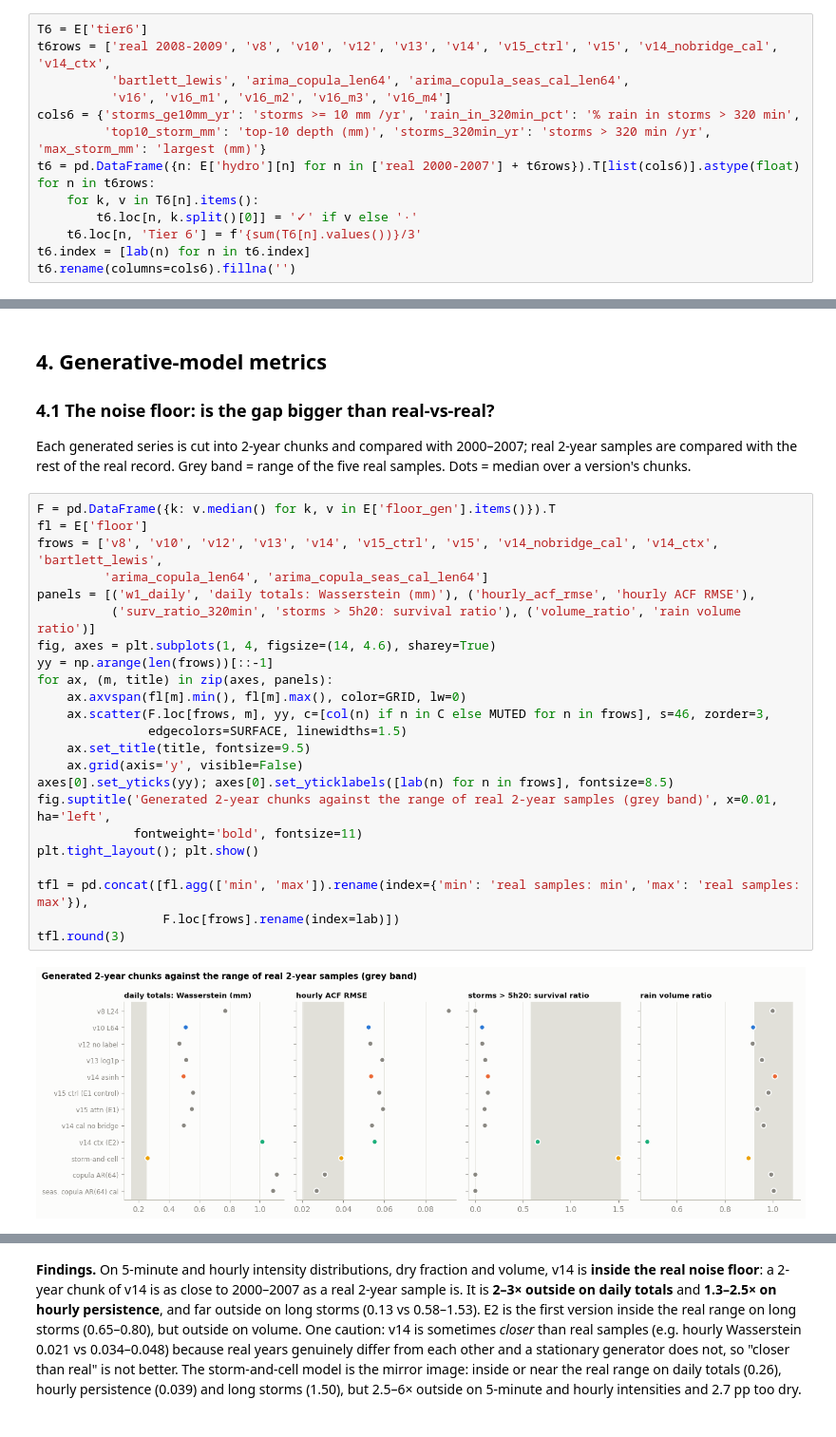
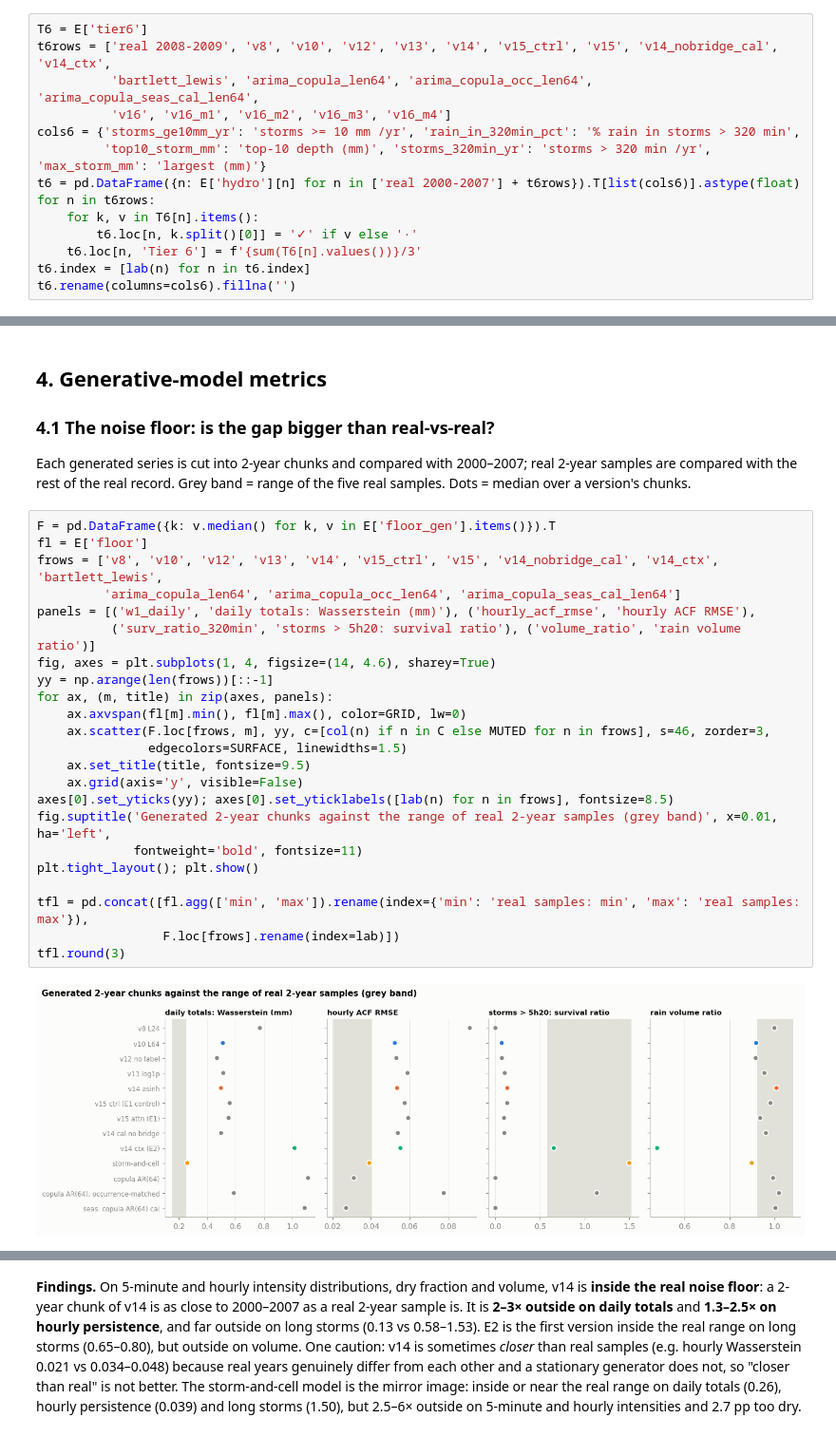
Before and after one commit to tanyarw/ImagenFew, a Jupyter notebook: notebooks/research_evaluation.ipynb, the cells around one changed output, grey strips where cells are left out. Shown at 95% size. Saved outputs shown, nothing was run; the diff lists cells and outputs as text.

```diff
--- a/notebooks/research_evaluation.ipynb
+++ b/notebooks/research_evaluation.ipynb
@@ -231,7 +236,7 @@ reference years (0.70–1.45). Scored apart from the 18 checks above, which keep
 # %%
 T6 = E['tier6']
 t6rows = ['real 2008-2009', 'v8', 'v10', 'v12', 'v13', 'v14', 'v15_ctrl', 'v15', 'v14_nobridge_cal', 'v14_ctx',
-          'bartlett_lewis', 'arima_copula_len64', 'arima_copula_seas_cal_len64',
+          'bartlett_lewis', 'arima_copula_len64', 'arima_copula_occ_len64', 'arima_copula_seas_cal_len64',
           'v16', 'v16_m1', 'v16_m2', 'v16_m3', 'v16_m4']
 cols6 = {'storms_ge10mm_yr': 'storms >= 10 mm /yr', 'rain_in_320min_pct': '% rain in storms > 320 min',
          'top10_storm_mm': 'top-10 depth (mm)', 'storms_320min_yr': 'storms > 320 min /yr', 'max_storm_mm': 'largest (mm)'}
@@ -670,28 +702,28 @@ median over a version's chunks.
 # %%
 F = pd.DataFrame({k: v.median() for k, v in E['floor_gen'].items()}).T
 fl = E['floor']
 frows = ['v8', 'v10', 'v12', 'v13', 'v14', 'v15_ctrl', 'v15', 'v14_nobridge_cal', 'v14_ctx', 'bartlett_lewis',
-         'arima_copula_len64', 'arima_copula_seas_cal_len64']
+         'arima_copula_len64', 'arima_copula_occ_len64', 'arima_copula_seas_cal_len64']
 panels = [('w1_daily', 'daily totals: Wasserstein (mm)'), ('hourly_acf_rmse', 'hourly ACF RMSE'),
           ('surv_ratio_320min', 'storms > 5h20: survival ratio'), ('volume_ratio', 'rain volume ratio')]
 fig, axes = plt.subplots(1, 4, figsize=(14, 4.6), sharey=True)
 yy = np.arange(len(frows))[::-1]
 for ax, (m, title) in zip(axes, panels):
     ax.axvspan(fl[m].min(), fl[m].max(), color=GRID, lw=0)
     ax.scatter(F.loc[frows, m], yy, c=[col(n) if n in C else MUTED for n in frows], s=46, zorder=3,
                edgecolors=SURFACE, linewidths=1.5)
     ax.set_title(title, fontsize=9.5)
     ax.grid(axis='y', visible=False)
 axes[0].set_yticks(yy); axes[0].set_yticklabels([lab(n) for n in frows], fontsize=8.5)
 fig.suptitle('Generated 2-year chunks against the range of real 2-year samples (grey band)', x=0.01, ha='left',
              fontweight='bold', fontsize=11)
 plt.tight_layout(); plt.show()
 
 tfl = pd.concat([fl.agg(['min', 'max']).rename(index={'min': 'real samples: min', 'max': 'real samples: max'}),
                  F.loc[frows].rename(index=lab)])
 tfl.round(3)
 # %% [output]
-[figure, old version]
+[figure, new version]
 |  | w1_wet_5min | w1_wet_hours | w1_daily | hourly_acf_rmse | zero_gap_pp | volume_ratio | surv_ratio_320min | ... |
 | real samples: min | 0.003 | 0.034 | 0.153 | 0.021 | 0.382 | 0.922 | 0.578 | ... |
 | real samples: max | 0.009 | 0.048 | 0.254 | 0.041 | 0.823 | 1.084 | 1.525 | ... |
```
Also changed, not shown: parts of 24 cells of this notebook, 2 other files.
